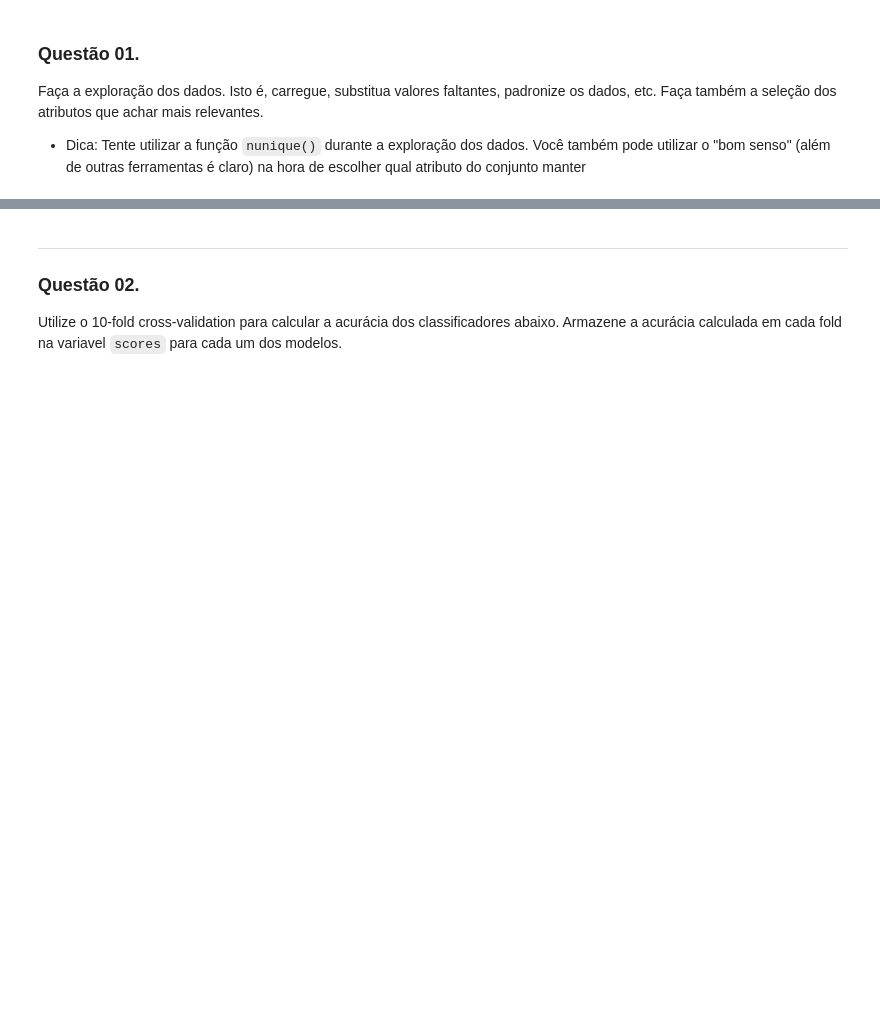
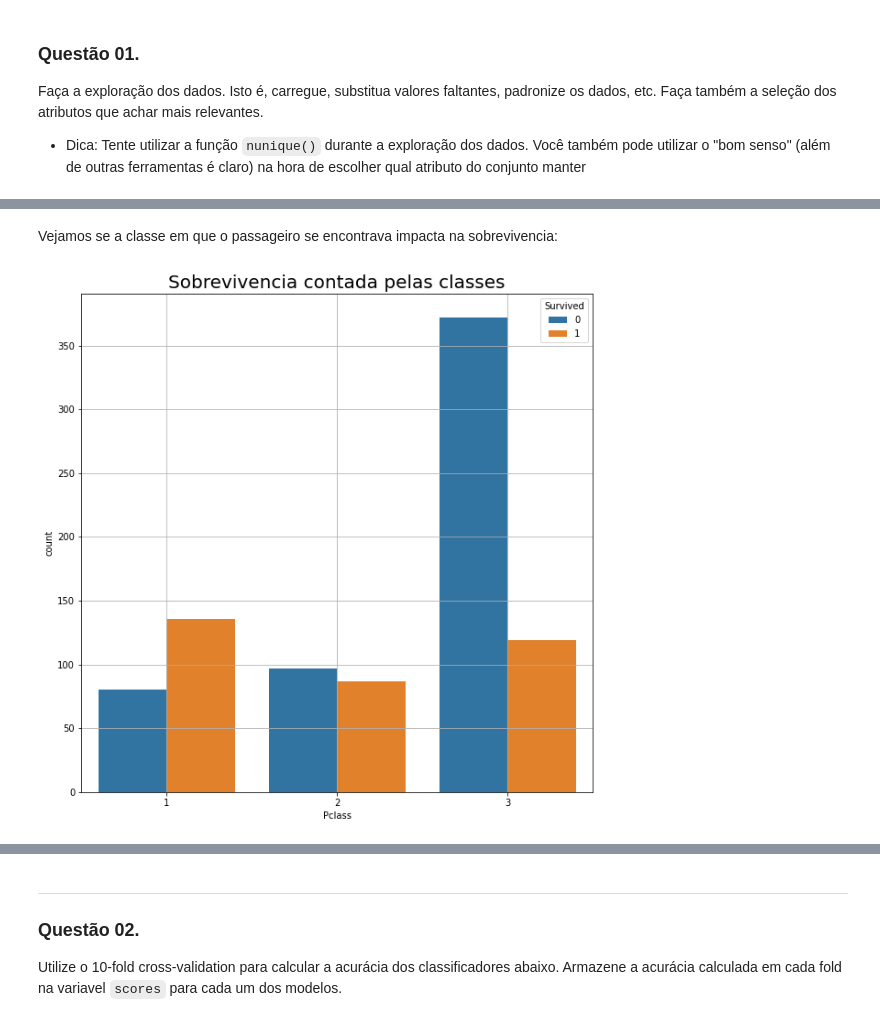
Before and after one commit to gmichelcarvalho/SCC5948_Ciencia-de-dados, a Jupyter notebook: Exercício_Teste_de_Hipótese.ipynb, the cells around one changed output, grey strips where cells are left out. Cells and saved outputs as stored; diff of their text form; code cells hidden in the pictures; blank space fills up the shorter version.

```diff
--- a/Exercício_Teste_de_Hipótese.ipynb
+++ b/Exercício_Teste_de_Hipótese.ipynb
@@ -39,0 +166,2 @@ Faça a exploração dos dados. Isto é, carregue, substitua valores faltantes,
+# %%
+data_titanic = data_titanic.drop(['Cabin','Ticket','Name'],axis=1)
@@ -39,0 +179,9 @@ Faça a exploração dos dados. Isto é, carregue, substitua valores faltantes,
+# %% [markdown]
+Vejamos se a classe em que o passageiro se encontrava impacta na sobrevivencia:
+# %%
+plt.figure(figsize=(10,10))
+plt.title('Sobrevivencia contada pelas classes',fontsize=20)
+sns.countplot('Pclass',data=data_titanic,hue='Survived')
+plt.grid()
+# %% [output]
+[figure, added]
```
Also changed, not shown: parts of 95 cells of this notebook.
